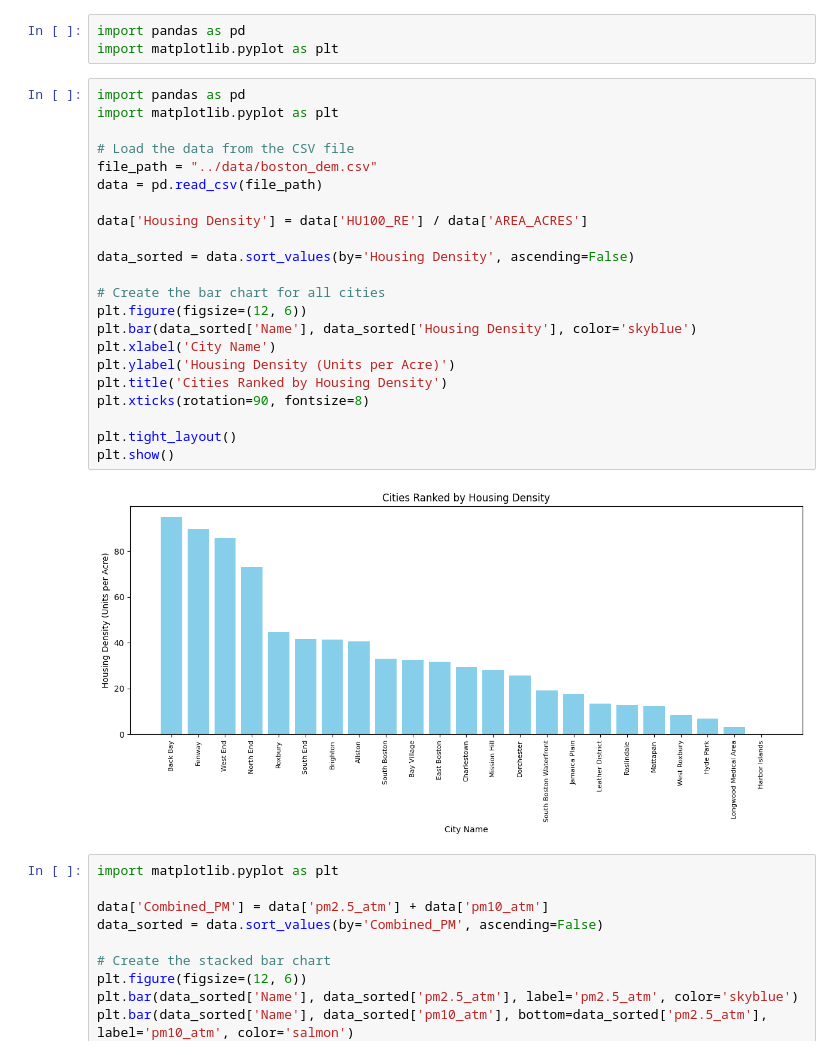
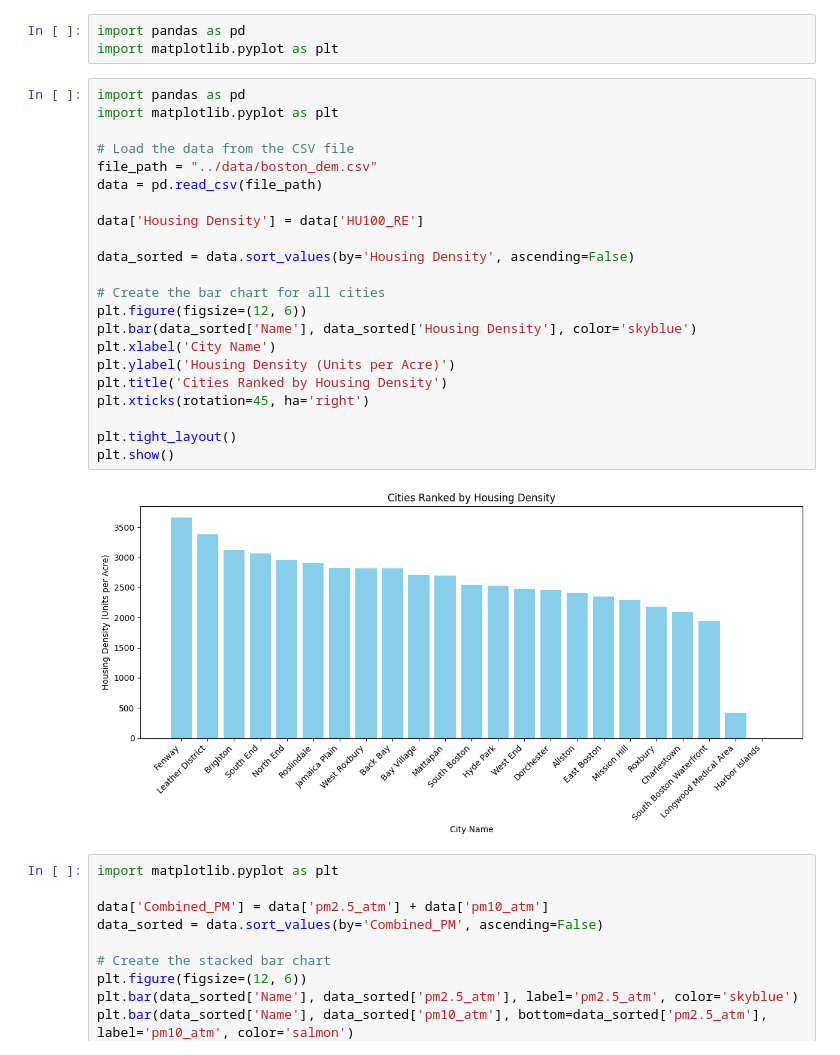
Before and after one commit to BU-Spark/ds-boston-transit-air-quality, a Jupyter notebook: fa23-team-a/code/new.ipynb, the cells around one changed output. Cells and saved outputs as stored; diff of their text form.

```diff
--- a/fa23-team-a/code/new.ipynb
+++ b/fa23-team-a/code/new.ipynb
@@ -6,27 +6,27 @@ import matplotlib.pyplot as plt
 # %%
 import pandas as pd
 import matplotlib.pyplot as plt
 
 # Load the data from the CSV file
 file_path = "../data/boston_dem.csv"
 data = pd.read_csv(file_path)
 
-data['Housing Density'] = data['HU100_RE'] / data['AREA_ACRES']
+data['Housing Density'] = data['HU100_RE']
 
 data_sorted = data.sort_values(by='Housing Density', ascending=False)
 
 # Create the bar chart for all cities
 plt.figure(figsize=(12, 6))
 plt.bar(data_sorted['Name'], data_sorted['Housing Density'], color='skyblue')
 plt.xlabel('City Name')
 plt.ylabel('Housing Density (Units per Acre)')
 plt.title('Cities Ranked by Housing Density')
-plt.xticks(rotation=90, fontsize=8)
+plt.xticks(rotation=45, ha='right')
 
 plt.tight_layout()
 plt.show()
 # %% [output]
-[figure, old version]
+[figure, new version]
 # %%
 import matplotlib.pyplot as plt
 
```
Also changed, not shown: parts of 1 cell of this notebook.
